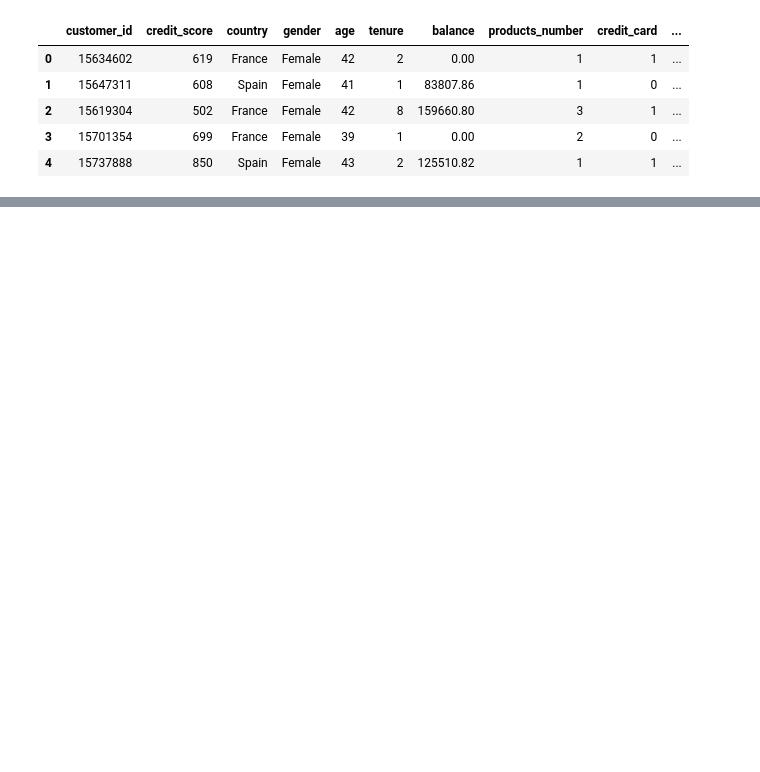
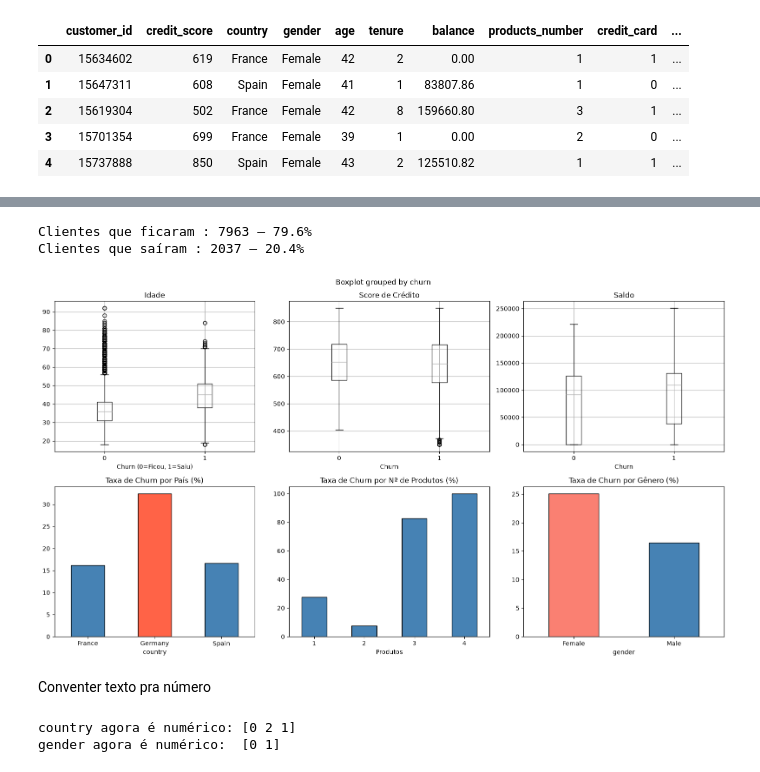
Before and after one commit to Italo27-py/Semana-6, a Jupyter notebook: Projeto2.ipynb, the cells around one changed output, grey strips where cells are left out. Cells and saved outputs as stored; diff of their text form; code cells hidden in the pictures; blank space fills up the shorter version.

```diff
--- a/Projeto2.ipynb
+++ b/Projeto2.ipynb
@@ -19,0 +52,70 @@ dataset.head()
+# %%
+# Distribuição do churn
+contagem = dataset['churn'].value_counts()
+porcentagem = dataset['churn'].value_counts(normalize=True) * 100
+
+print('Clientes que ficaram :', contagem[0], f'— {porcentagem[0]:.1f}%')
+print('Clientes que saíram :', contagem[1], f'— {porcentagem[1]:.1f}%')
+# %% [output]
+Clientes que ficaram : 7963 — 79.6%
+Clientes que saíram : 2037 — 20.4%
+# %%
+fig, axes = plt.subplots(2, 3, figsize=(16, 9))
+fig.suptitle('Relação das variáveis com Churn', fontsize=14, fontweight='bold')
+
+# Idade
+dataset.boxplot(column='age', by='churn', ax=axes[0, 0])
+axes[0, 0].set_title('Idade')
+axes[0, 0].set_xlabel('Churn (0=Ficou, 1=Saiu)')
+
+# Score de crédito
+dataset.boxplot(column='credit_score', by='churn', ax=axes[0, 1])
+axes[0, 1].set_title('Score de Crédito')
+axes[0, 1].set_xlabel('Churn')
+
+# Saldo
+dataset.boxplot(column='balance', by='churn', ax=axes[0, 2])
+axes[0, 2].set_title('Saldo')
+axes[0, 2].set_xlabel('Churn')
+
+# Churn por país
+churn_pais = dataset.groupby('country')['churn'].mean() * 100
+churn_pais.plot(kind='bar', ax=axes[1, 0], color=['steelblue', 'tomato', 'steelblue'], edgecolor='black')
+axes[1, 0].set_title('Taxa de Churn por País (%)')
+axes[1, 0].tick_params(axis='x', rotation=0)
+
+# Churn por número de produtos
+churn_prod = dataset.groupby('products_number')['churn'].mean() * 100
+churn_prod.plot(kind='bar', ax=axes[1, 1], color='steelblue', edgecolor='black')
+axes[1, 1].set_title('Taxa de Churn por Nº de Produtos (%)')
+axes[1, 1].set_xlabel('Produtos')
+axes[1, 1].tick_params(axis='x', rotation=0)
+
+# Churn por gênero
+churn_gen = dataset.groupby('gender')['churn'].mean() * 100
+churn_gen.plot(kind='bar', ax=axes[1, 2], color=['salmon', 'steelblue'], edgecolor='black')
+axes[1, 2].set_title('Taxa de Churn por Gênero (%)')
+axes[1, 2].tick_params(axis='x', rotation=0)
+
+plt.tight_layout()
+plt.savefig('eda_churn.png', dpi=150, bbox_inches='tight')
+plt.show()
+# %% [output]
+[figure, added]
+# %% [markdown]
+Conventer texto pra número
+# %%
+
+df = dataset.drop(columns=['customer_id'])
+
+# Converter texto para número
+encoder = LabelEncoder()
+dataset['country'] = encoder.fit_transform(dataset['country'])  # France=0, Germany=1, Spain=2
+dataset['gender']  = encoder.fit_transform(dataset['gender'])   # Female=0, Male=1
+
+# Confirmar
+print('country agora é numérico:', dataset['country'].unique())
+print('gender agora é numérico: ', dataset['gender'].unique())
+# %% [output]
+country agora é numérico: [0 2 1]
+gender agora é numérico:  [0 1]
```
Also changed, not shown: parts of 4 cells of this notebook, 1 other file.
